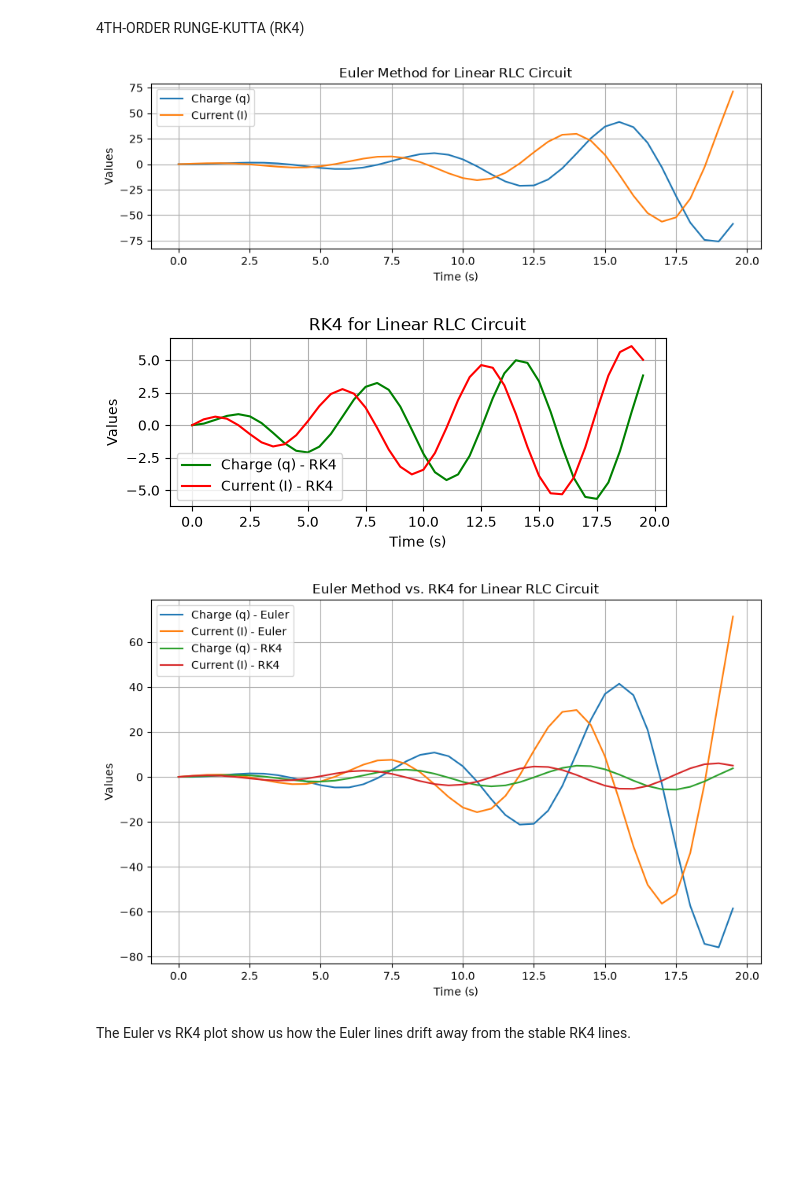
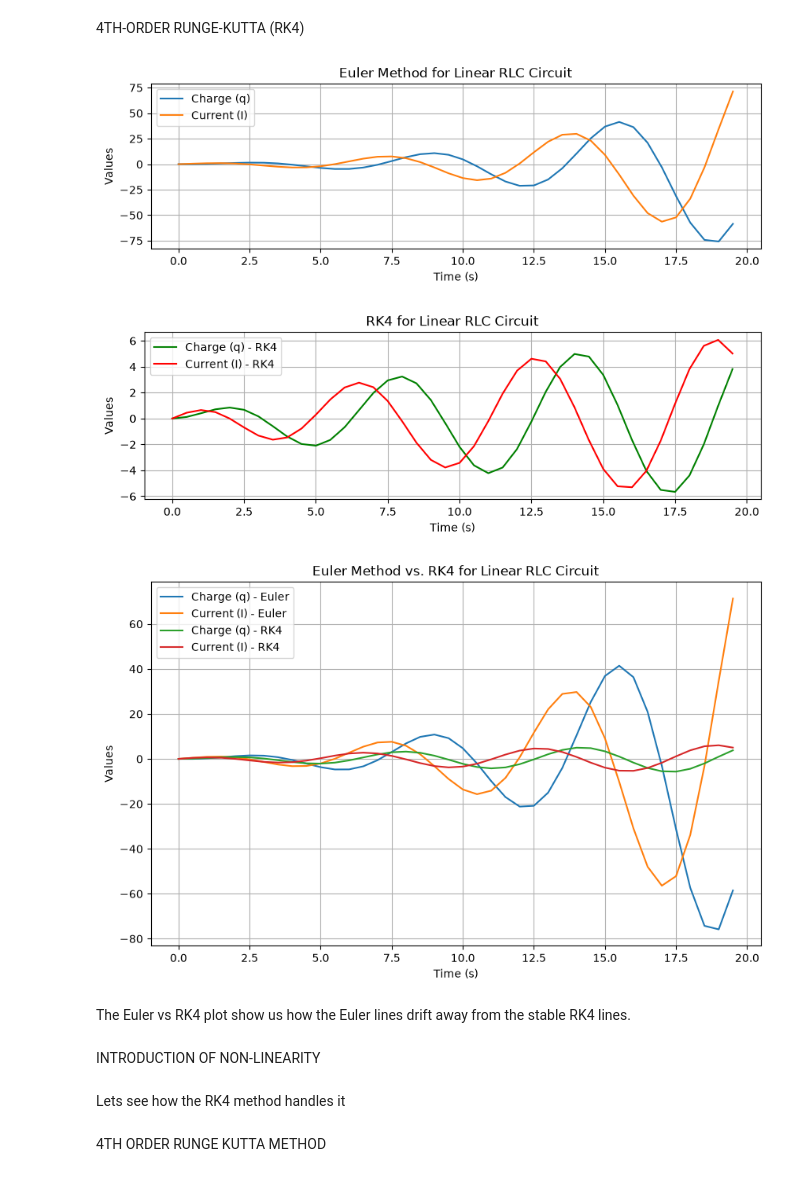
Before and after one commit to nagy-e/Num_alg_practice_final_project, a Jupyter notebook: Final_Project_MAIN.ipynb, the cells around one changed output. Cells and saved outputs as stored; diff of their text form; code cells hidden in the pictures; blank space fills up the shorter version.

```diff
--- a/Final_Project_MAIN.ipynb
+++ b/Final_Project_MAIN.ipynb
@@ -120,34 +120,37 @@ plt.plot(time, I_Euler, label='Current (I)')
 plt.xlabel('Time (s)')
 plt.ylabel('Values')
 plt.title('Euler Method for Linear RLC Circuit')
 plt.legend()
 plt.grid()
 plt.show()
 
+plt.figure(figsize=(10, 6))
 plt.subplot(2, 1, 2)
 plt.plot(time, q_RK4, label='Charge (q) - RK4', color='green')
 plt.plot(time, I_RK4, label='Current (I) - RK4', color='red')
 plt.xlabel('Time (s)')
 plt.ylabel('Values')
 plt.title('RK4 for Linear RLC Circuit')
 plt.legend()
 plt.grid()
 plt.show()
 
 plt.figure(figsize=(10, 6))
 plt.plot(time, q_Euler, label='Charge (q) - Euler')
 plt.plot(time, I_Euler, label='Current (I) - Euler')
 plt.plot(time, q_RK4, label='Charge (q) - RK4')
 plt.plot(time, I_RK4, label='Current (I) - RK4')
 plt.xlabel('Time (s)')
 plt.ylabel('Values')
 plt.title('Euler Method vs. RK4 for Linear RLC Circuit')
 plt.legend()
 plt.grid()
 plt.show()
 # %% [output]
 [figure]
-[figure, old version]
+[figure, new version]
 [figure]
 # %% [markdown]
 The Euler vs RK4 plot show us how the Euler lines drift away from the stable RK4 lines.
+# %% [markdown]
+INTRODUCTION OF NON-LINEARITY
@@ -153,0 +182,4 @@ The Euler vs RK4 plot show us how the Euler lines drift away from the stable RK4
+# %% [markdown]
+Lets see how the RK4 method handles it
+# %% [markdown]
+4TH ORDER RUNGE KUTTA METHOD
```
Also changed, not shown: parts of 7 cells of this notebook.
